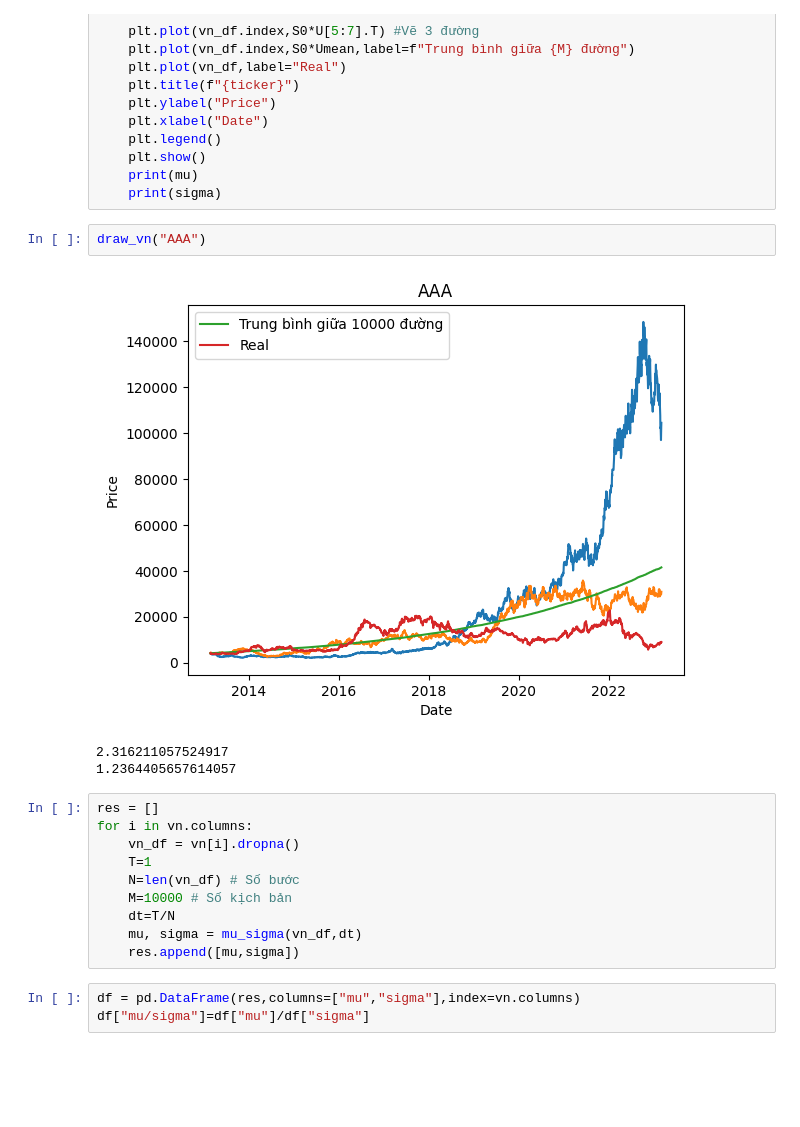
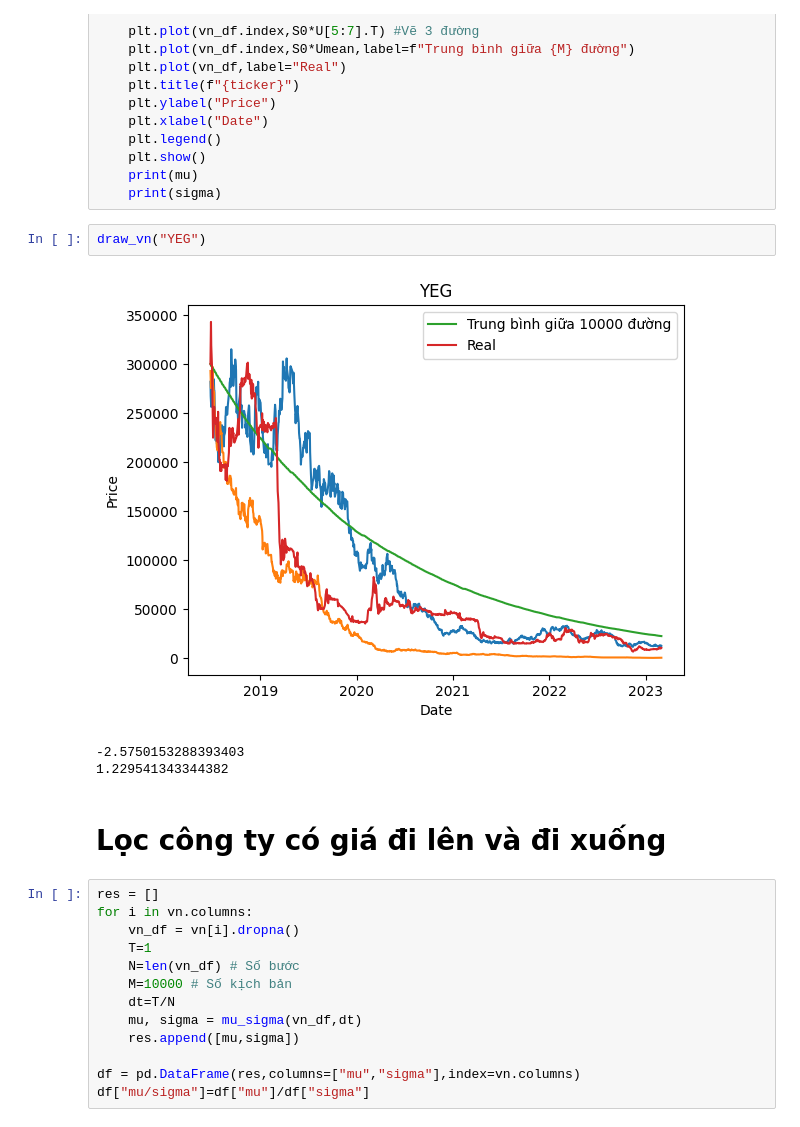
Before and after one commit to khanhtrinh2003/Financial-mathematics, a Jupyter notebook: mo_phong_tren_lop.ipynb, the cells around one changed output. Cells and saved outputs as stored; diff of their text form; blank space fills up the shorter version.

```diff
--- a/mo_phong_tren_lop.ipynb
+++ b/mo_phong_tren_lop.ipynb
@@ -146,11 +148,13 @@ def draw_vn(ticker):
     print(mu)
     print(sigma)
 # %%
-draw_vn("AAA")
+draw_vn("YEG")
 # %% [output]
-[figure, old version]
+[figure, new version]
-2.316211057524917
-1.2364405657614057
+-2.5750153288393403
+1.229541343344382
+# %% [markdown]
+# Lọc công ty có giá đi lên và đi xuống
 # %%
 res = []
 for i in vn.columns:
@@ -161,9 +165,9 @@ for i in vn.columns:
     dt=T/N
     mu, sigma = mu_sigma(vn_df,dt)
     res.append([mu,sigma])
+
+df = pd.DataFrame(res,columns=["mu","sigma"],index=vn.columns)
+df["mu/sigma"]=df["mu"]/df["sigma"]
-# %%
-df = pd.DataFrame(res,columns=["mu","sigma"],index=vn.columns)
-df["mu/sigma"]=df["mu"]/df["sigma"]
 # %%
 df.sort_values(by="mu/sigma",ascending=False)
 # %% [output]
```
Also changed, not shown: parts of 5 cells of this notebook.
